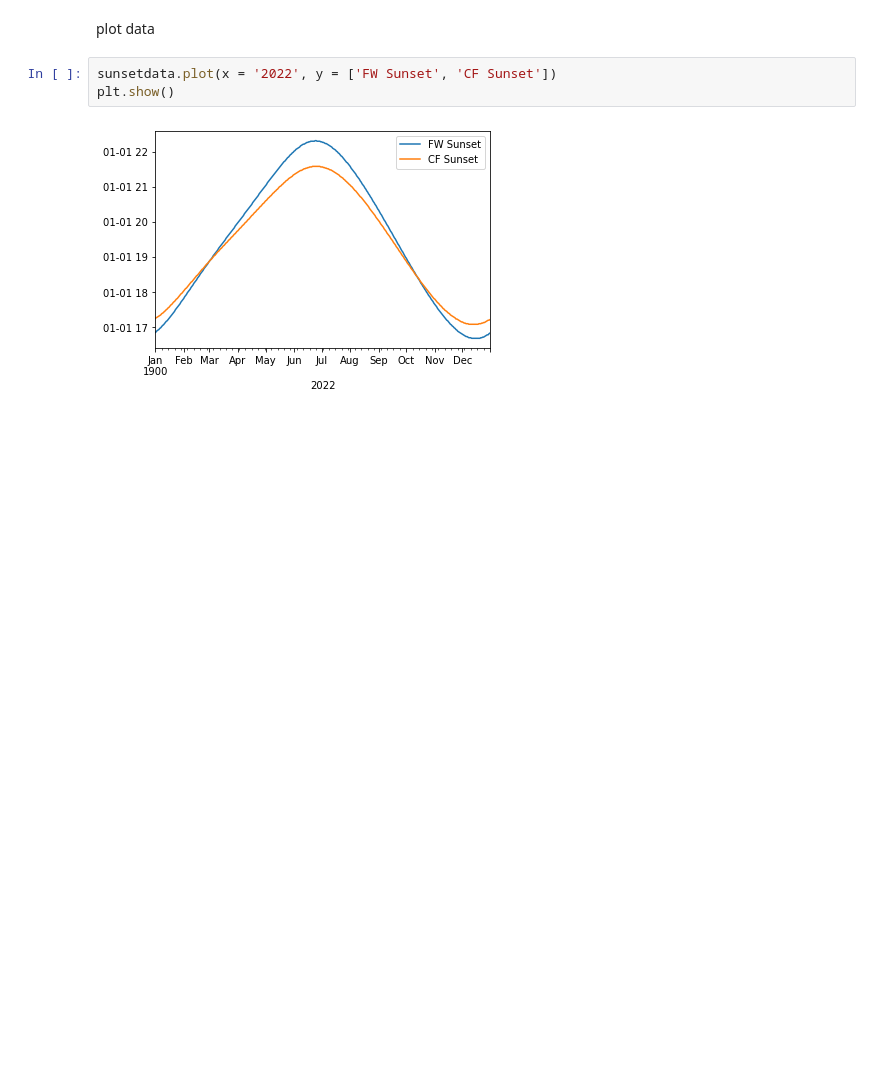
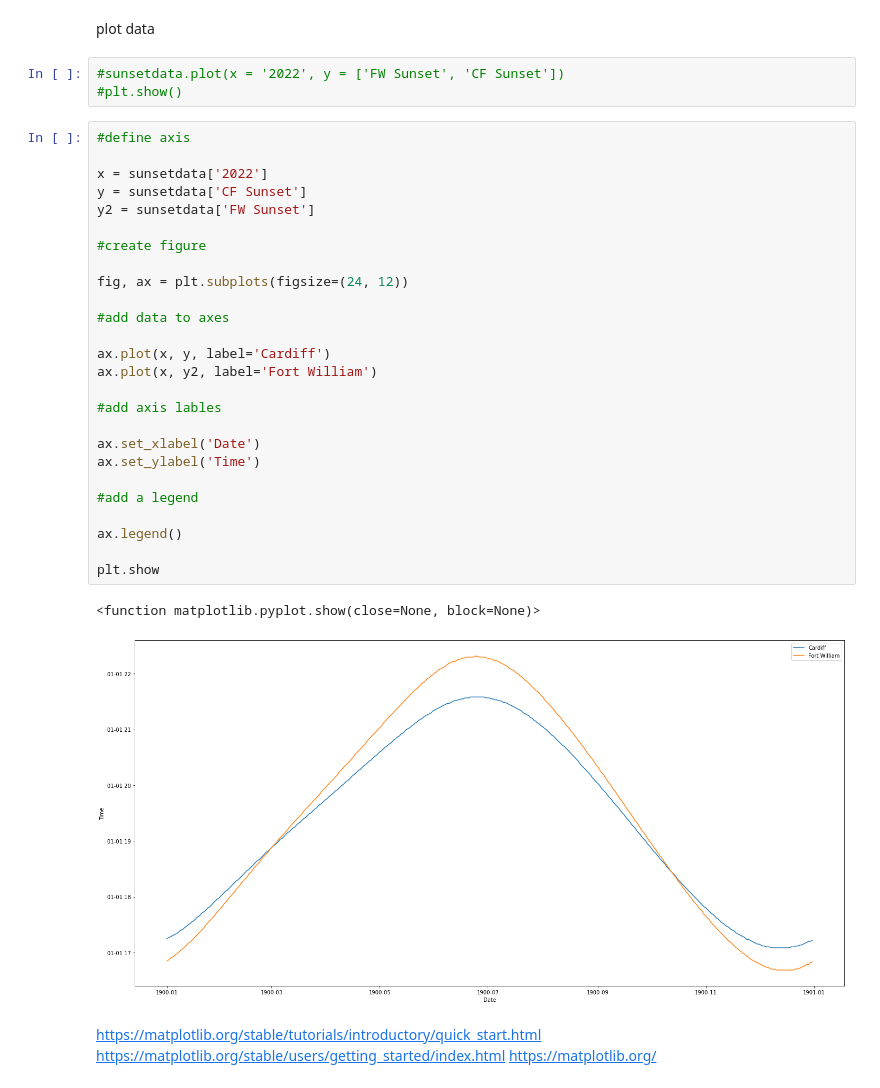
Before and after one commit to JamieMacManaway/sunset, a Jupyter notebook: sunset.ipynb, the cells around one changed output. Drawn from its saved outputs; the diff is of its cells as text; blank space fills up the shorter version.

Commit message:
getting to grips with matplotlib

```diff
--- a/sunset.ipynb
+++ b/sunset.ipynb
@@ -116,7 +117,38 @@ sunsetdata
 # %% [markdown]
 plot data
 # %%
-sunsetdata.plot(x = '2022', y = ['FW Sunset', 'CF Sunset'])
-plt.show()
+#sunsetdata.plot(x = '2022', y = ['FW Sunset', 'CF Sunset'])
+#plt.show()
-# %% [output]
-[figure, removed]
+# %%
+#define axis
+
+x = sunsetdata['2022']
+y = sunsetdata['CF Sunset']
+y2 = sunsetdata['FW Sunset']
+
+#create figure
+
+fig, ax = plt.subplots(figsize=(24, 12))
+
+#add data to axes
+
+ax.plot(x, y, label='Cardiff')
+ax.plot(x, y2, label='Fort William')
+
+#add axis lables
+
+ax.set_xlabel('Date')
+ax.set_ylabel('Time')
+
+#add a legend
+
+ax.legend()
+
+plt.show
+# %% [output]
+<function matplotlib.pyplot.show(close=None, block=None)>
+[figure, added]
+# %% [markdown]
+https://matplotlib.org/stable/tutorials/introductory/quick_start.html
+https://matplotlib.org/stable/users/getting_started/index.html
+https://matplotlib.org/
```
Also changed, not shown: parts of 1 cell of this notebook.
